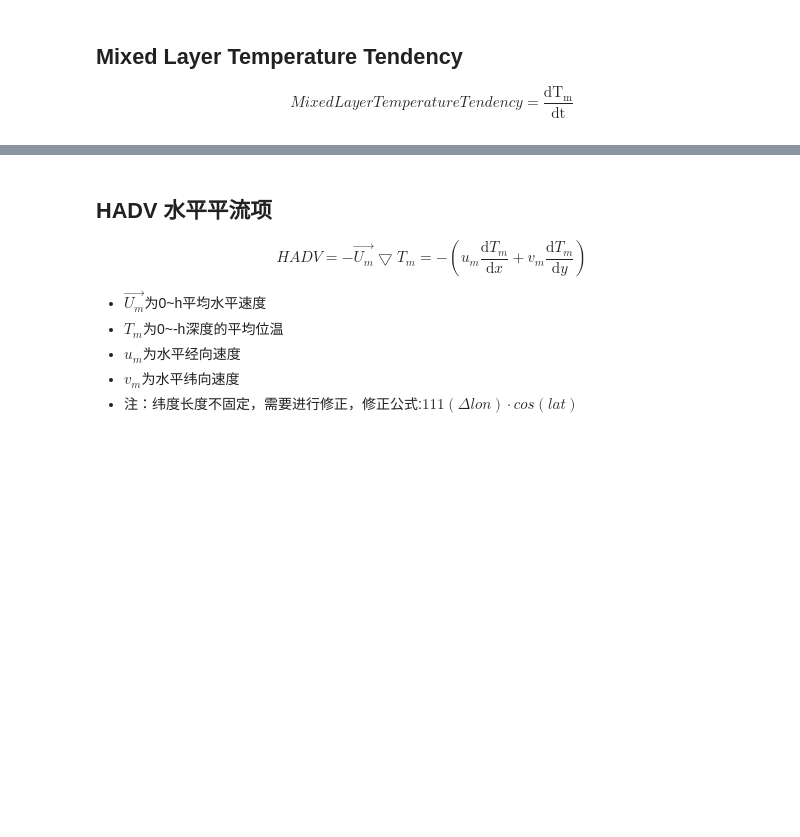
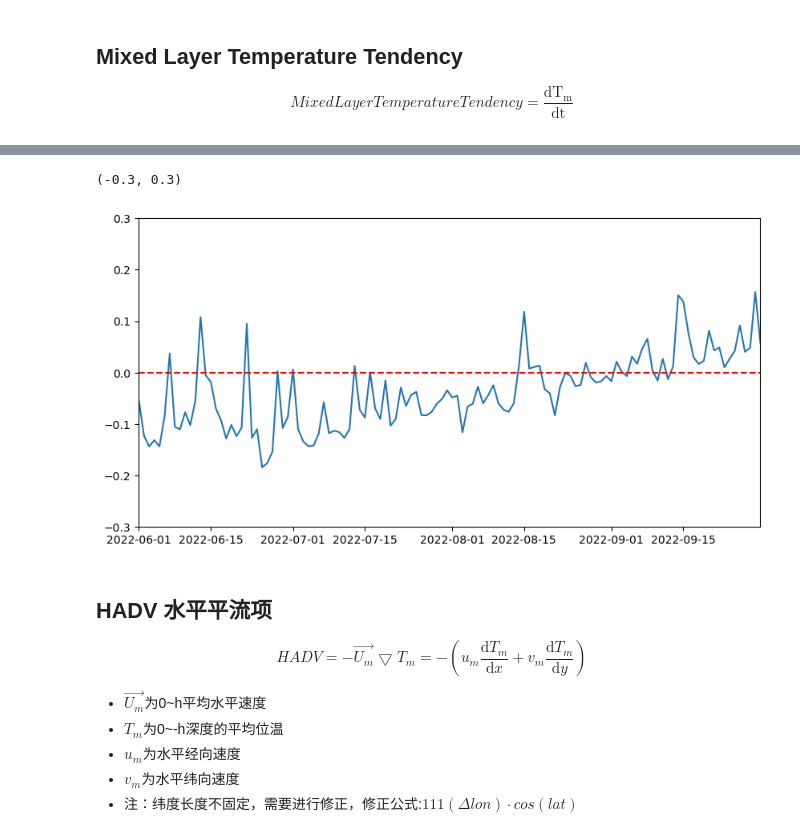
Before and after one commit to Yuhan-xue/heat_budget, a Jupyter notebook: MHW_HB/MHW_0518.ipynb, the cells around one changed output, grey strips where cells are left out. Saved outputs shown, nothing was run; the diff lists cells and outputs as text; code cells hidden in the pictures; blank space fills up the shorter version.

```diff
--- a/MHW_HB/MHW_0518.ipynb
+++ b/MHW_HB/MHW_0518.ipynb
@@ -355,12 +355,16 @@ Text(0.5, 1.0, 'mltt')
 # %%
 plt.figure(figsize=(10,5))
 plt.plot(times[:-1],np.nanmean(np.nanmean(mlt[:-1,:,:]-mlt[1:,:,:],axis=-1),axis=-1))
 plt.xlim(times[(times.year==2022)&(times.month==6)&(times.day==1)],times[(times.year==2022)&(times.month==9)&(times.day==30)])
 plt.axhline(y=0, color='r', linestyle='--')
+plt.ylim(-0.3,0.3)
 #plt.ylim(-1.5,1.5)
 # plt.ylabel('℃/Day')
 # plt.grid()
 # plt.title('Q')
+# %% [output]
+(-0.3, 0.3)
+[figure, added]
 # %% [markdown]
 ## HADV 水平平流项
 
```
Also changed, not shown: parts of 9 cells of this notebook, 9 other files.
